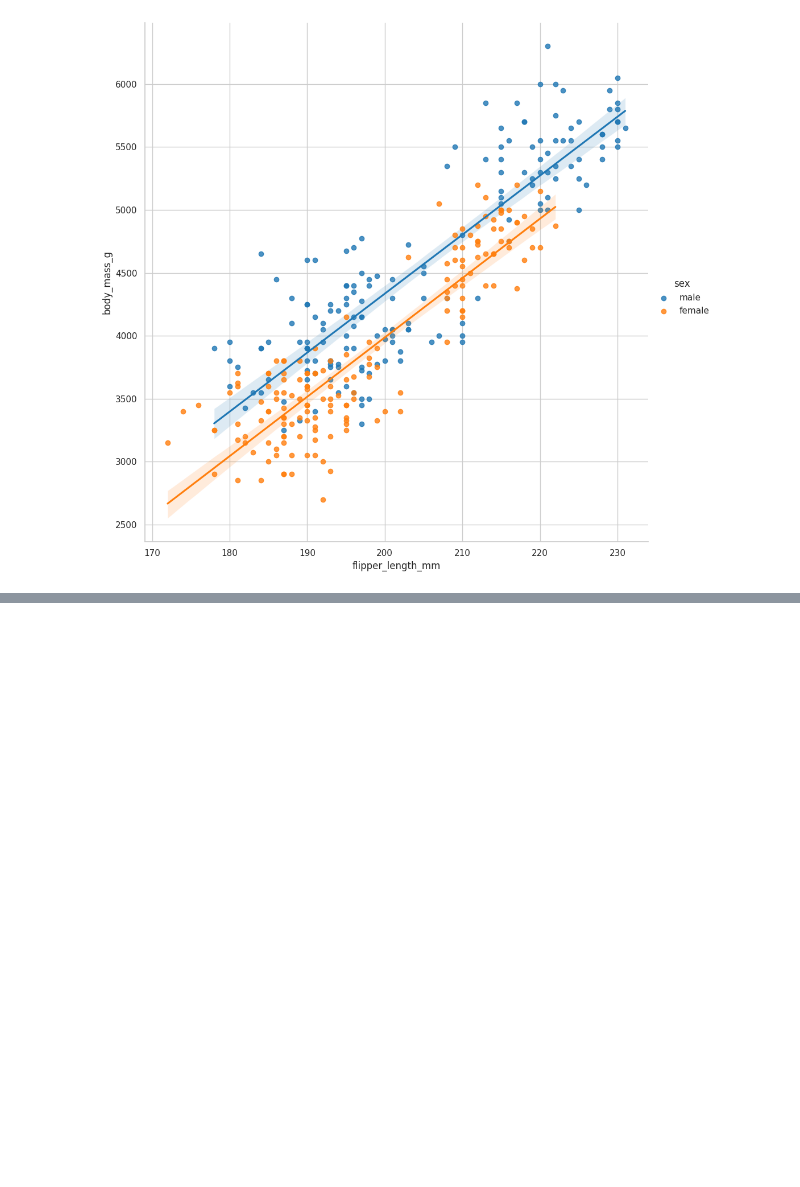
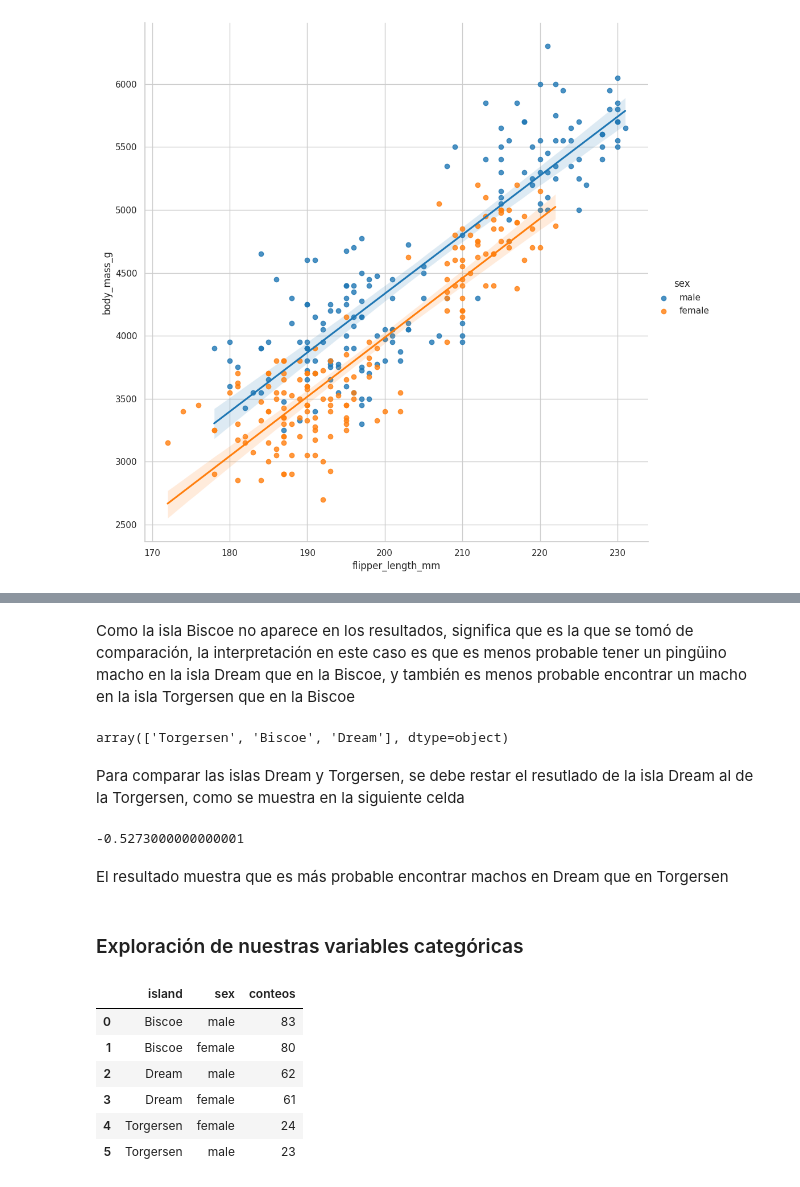
Before and after one commit to M-Alejo/analisis_exploratorio, a Jupyter notebook: conociendo_datos.ipynb, the cells around one changed output, grey strips where cells are left out. Saved outputs shown, nothing was run; the diff lists cells and outputs as text; code cells hidden in the pictures; blank space fills up the shorter version.

```diff
--- a/conociendo_datos.ipynb
+++ b/conociendo_datos.ipynb
@@ -1328,0 +1358,30 @@ sns.lmplot(
+# %% [markdown]
+Como la isla Biscoe no aparece en los resultados, significa que es la que se tomó de comparación, la interpretación en este caso es que es menos probable tener un pingüino macho en la isla Dream que en la Biscoe, y también es menos probable encontrar un macho en la isla Torgersen que en la Biscoe
+# %%
+processed_penguins_df.island.unique()
+# %% [output]
+array(['Torgersen', 'Biscoe', 'Dream'], dtype=object)
+# %% [markdown]
+Para comparar las islas Dream y Torgersen, se debe restar el resutlado de la isla Dream al de la Torgersen, como se muestra en la siguiente celda
+# %%
+-1.5596 - (-1.0323)
+# %% [output]
+-0.5273000000000001
+# %% [markdown]
+El resultado muestra que es más probable encontrar machos en Dream que en Torgersen
+# %% [markdown]
+### Exploración de nuestras variables categóricas
+# %%
+(
+    processed_penguins_df
+    .value_counts(['island', 'sex'])
+    .reset_index(name='conteos')
+)
+# %% [output]
+|  | island | sex | conteos |
+| 0 | Biscoe | male | 83 |
+| 1 | Biscoe | female | 80 |
+| 2 | Dream | male | 62 |
+| 3 | Dream | female | 61 |
+| 4 | Torgersen | female | 24 |
+| 5 | Torgersen | male | 23 |
```
Also changed, not shown: parts of 13 cells of this notebook.
